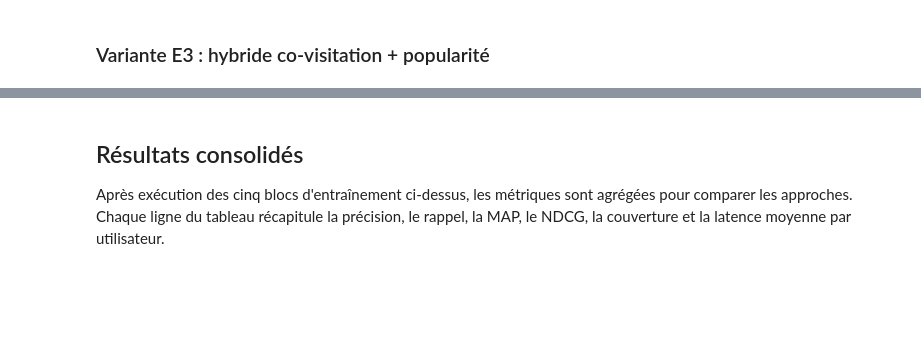
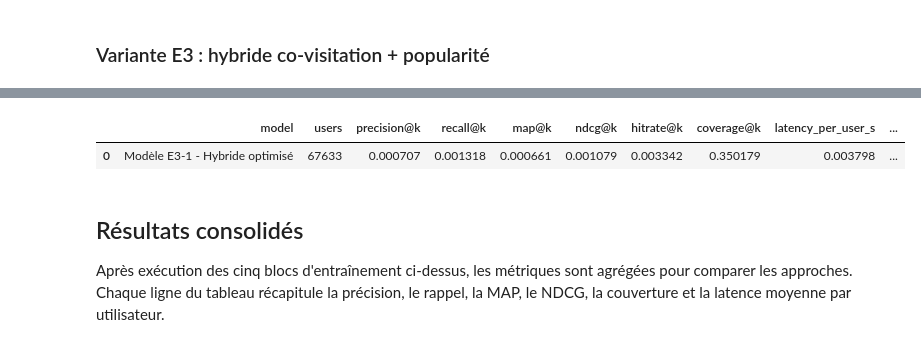
Before and after one commit to scude/Ai-engineer-formation-project-10, a Jupyter notebook: notebooks/notebook.ipynb, the cells around one changed output, grey strips where cells are left out. Cells and saved outputs as stored; diff of their text form; code cells hidden in the pictures; blank space fills up the shorter version.

```diff
--- a/notebooks/notebook.ipynb
+++ b/notebooks/notebook.ipynb
@@ -1125,8 +1247,8 @@ from optuna.samplers import TPESampler
 from optuna.pruners import MedianPruner
 
 RANDOM_SEED = 42
-N_TRIALS = 30
-BASELINE_LATENCY_S = 0.05  # ajuste si tu as une baseline mesurée
+N_TRIALS = 5
+BASELINE_LATENCY_S = 0.00257
 
 def composite_score(
     eval_result: Dict[str, float],
@@ -1197,3 +1319,4 @@ results.append(optimized_result)
 step_results.append(optimized_result)
 
 pd.DataFrame([optimized_result])
+# %% [output]
@@ -1200,3 +1331,5 @@ pd.DataFrame([optimized_result])
+|  | model | users | precision@k | recall@k | map@k | ndcg@k | hitrate@k | coverage@k | latency_per_user_s | ... |
+| 0 | Modèle E3-1 - Hybride optimisé | 67633 | 0.000707 | 0.001318 | 0.000661 | 0.001079 | 0.003342 | 0.350179 | 0.003798 | ... |
 # %% [markdown]
 ## Résultats consolidés
 
```
Also changed, not shown: parts of 19 cells of this notebook.
